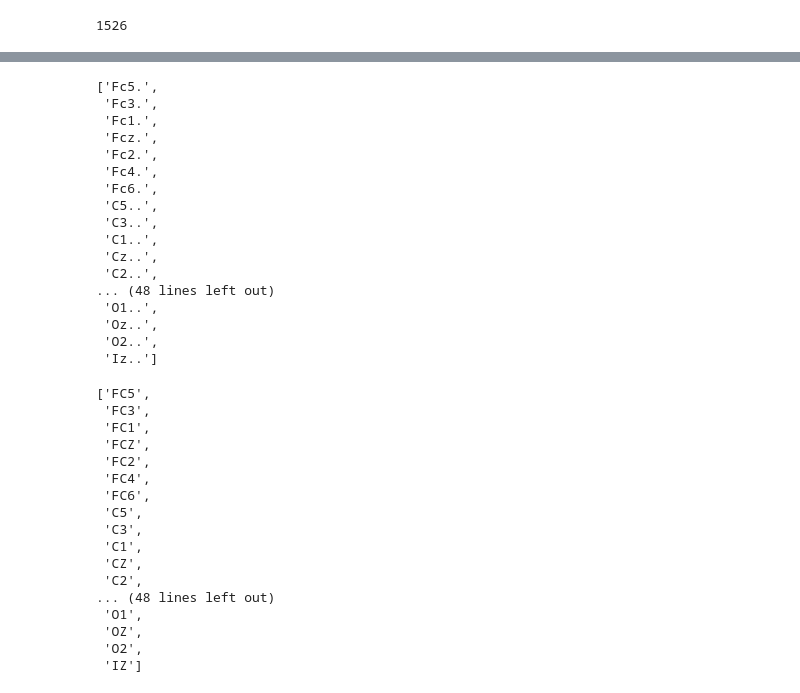
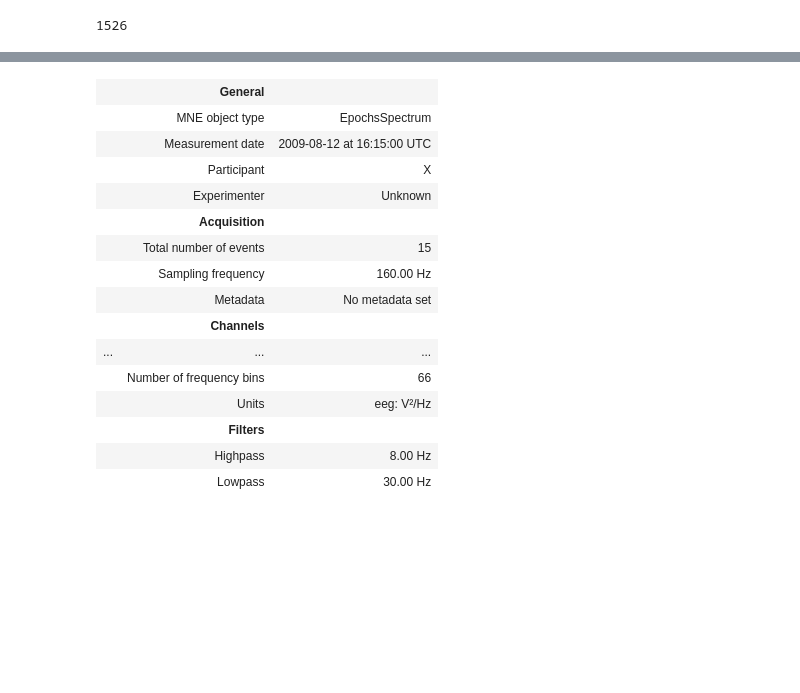
Before and after one commit to BuiHoangTu/eeg-analysis, a Jupyter notebook: notebooks/train_model.ipynb, the cells around one changed output, grey strips where cells are left out. Cells and saved outputs as stored; diff of their text form; code cells hidden in the pictures; blank space fills up the shorter version.

```diff
--- a/notebooks/train_model.ipynb
+++ b/notebooks/train_model.ipynb
@@ -72,43 +72,33 @@ Reading 0 ... 19999  =      0.000 ...   124.994 secs...
 Reading 0 ... 19679  =      0.000 ...   122.994 secs...
 Reading 0 ... 19679  =      0.000 ...   122.994 secs...
 Reading 0 ... 19679  =      0.000 ...   122.994 secs...
-# %%
-raw.ch_names
-# %% [output]
-['Fc5.',
- 'Fc3.',
- 'Fc1.',
- 'Fcz.',
- 'Fc2.',
- 'Fc4.',
- 'Fc6.',
- 'C5..',
- 'C3..',
- 'C1..',
- 'Cz..',
- 'C2..',
-... (48 lines left out)
- 'O1..',
- 'Oz..',
- 'O2..',
- 'Iz..']
-# %%
-[normalize_ch_name(ch) for ch in raw.ch_names]
-# %% [output]
-['FC5',
- 'FC3',
- 'FC1',
- 'FCZ',
- 'FC2',
- 'FC4',
- 'FC6',
- 'C5',
- 'C3',
- 'C1',
- 'CZ',
- 'C2',
-... (48 lines left out)
- 'O1',
- 'OZ',
- 'O2',
- 'IZ']
+# %%
+bands = {
+    "mu": (8.0, 13.0),
+    "beta": (13.0, 30.0),
+}
+
+psd = epochs.compute_psd(
+    method="welch",
+    fmin=min(low for low, _ in bands.values()),
+    fmax=max(high for _, high in bands.values()),
+    verbose=False,
+)
+psd
+# %% [output]
+|  | General |  |
+|  | MNE object type | EpochsSpectrum |
+|  | Measurement date | 2009-08-12 at 16:15:00 UTC |
+|  | Participant | X |
+|  | Experimenter | Unknown |
+|  | Acquisition |  |
+|  | Total number of events | 15 |
+|  | Sampling frequency | 160.00 Hz |
+|  | Metadata | No metadata set |
+|  | Channels |  |
+| ... | ... | ... |
+|  | Number of frequency bins | 66 |
+|  | Units | eeg: V²/Hz |
+|  | Filters |  |
+|  | Highpass | 8.00 Hz |
+|  | Lowpass | 30.00 Hz |
```
Also changed, not shown: parts of 3 cells of this notebook, 1 other file.
